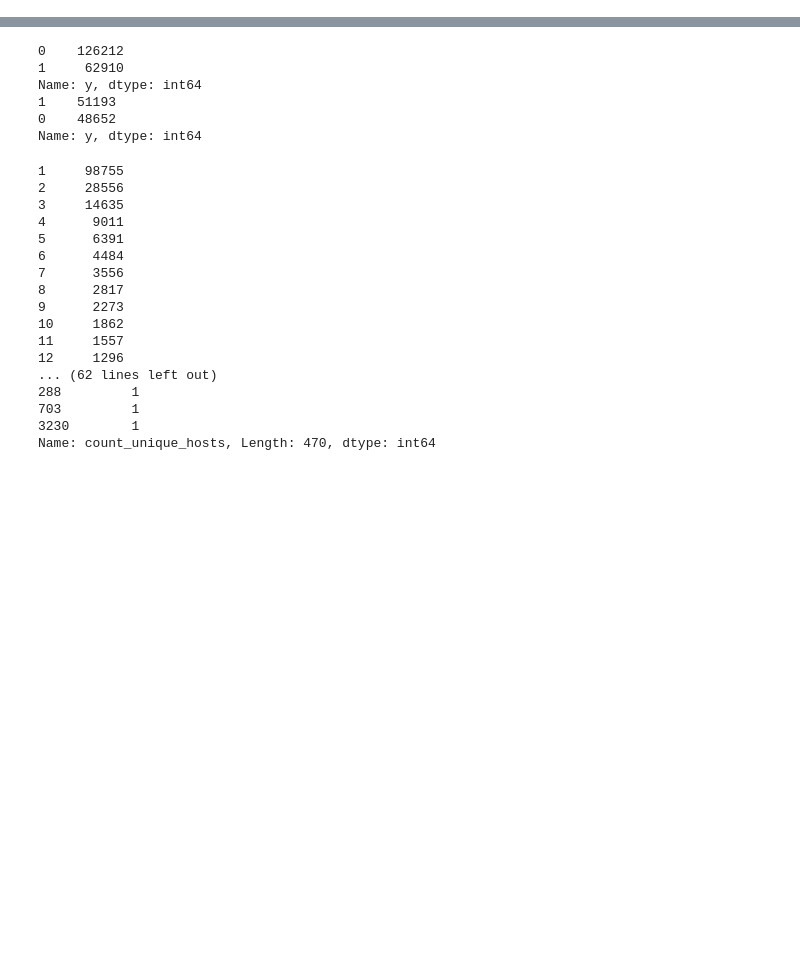
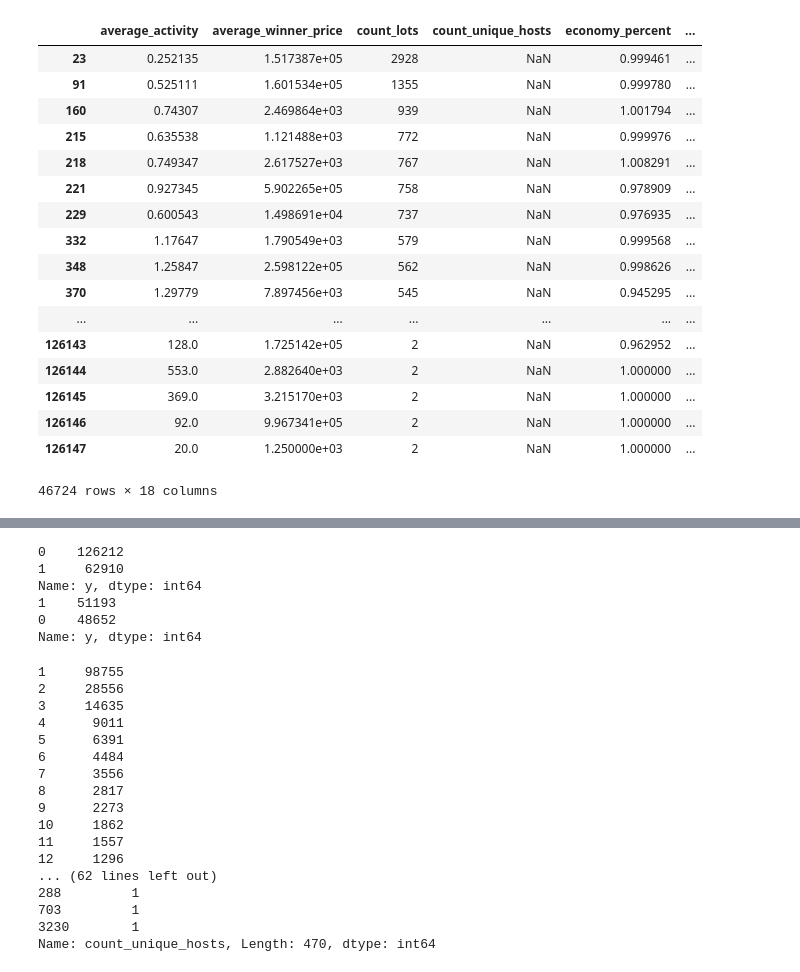
Before and after one commit to MykolaRobot/Prozzoro_project, a Jupyter notebook: main_model_feature_exploration.ipynb, the cells around one changed output, grey strips where cells are left out. Cells and saved outputs as stored; diff of their text form; code cells hidden in the pictures; blank space fills up the shorter version.

```diff
--- a/main_model_feature_exploration.ipynb
+++ b/main_model_feature_exploration.ipynb
@@ -29,3 +31,24 @@ memory usage: 23.1+ MB
+# %%
+df[df['count_unique_hosts'].isnull()]
+# %% [output]
+|  | average_activity | average_winner_price | count_lots | count_unique_hosts | economy_percent | ... |
+| 23 | 0.252135 | 1.517387e+05 | 2928 | NaN | 0.999461 | ... |
+| 91 | 0.525111 | 1.601534e+05 | 1355 | NaN | 0.999780 | ... |
+| 160 | 0.74307 | 2.469864e+03 | 939 | NaN | 1.001794 | ... |
+| 215 | 0.635538 | 1.121488e+03 | 772 | NaN | 0.999976 | ... |
+| 218 | 0.749347 | 2.617527e+03 | 767 | NaN | 1.008291 | ... |
+| 221 | 0.927345 | 5.902265e+05 | 758 | NaN | 0.978909 | ... |
+| 229 | 0.600543 | 1.498691e+04 | 737 | NaN | 0.976935 | ... |
+| 332 | 1.17647 | 1.790549e+03 | 579 | NaN | 0.999568 | ... |
+| 348 | 1.25847 | 2.598122e+05 | 562 | NaN | 0.998626 | ... |
+| 370 | 1.29779 | 7.897456e+03 | 545 | NaN | 0.945295 | ... |
+| ... | ... | ... | ... | ... | ... | ... |
+| 126143 | 128.0 | 1.725142e+05 | 2 | NaN | 0.962952 | ... |
+| 126144 | 553.0 | 2.882640e+03 | 2 | NaN | 1.000000 | ... |
+| 126145 | 369.0 | 3.215170e+03 | 2 | NaN | 1.000000 | ... |
+| 126146 | 92.0 | 9.967341e+05 | 2 | NaN | 1.000000 | ... |
+| 126147 | 20.0 | 1.250000e+03 | 2 | NaN | 1.000000 | ... |
+46724 rows × 18 columns
 # %%
 df.describe()
 # %% [output]
```
Also changed, not shown: parts of 4 cells of this notebook.
